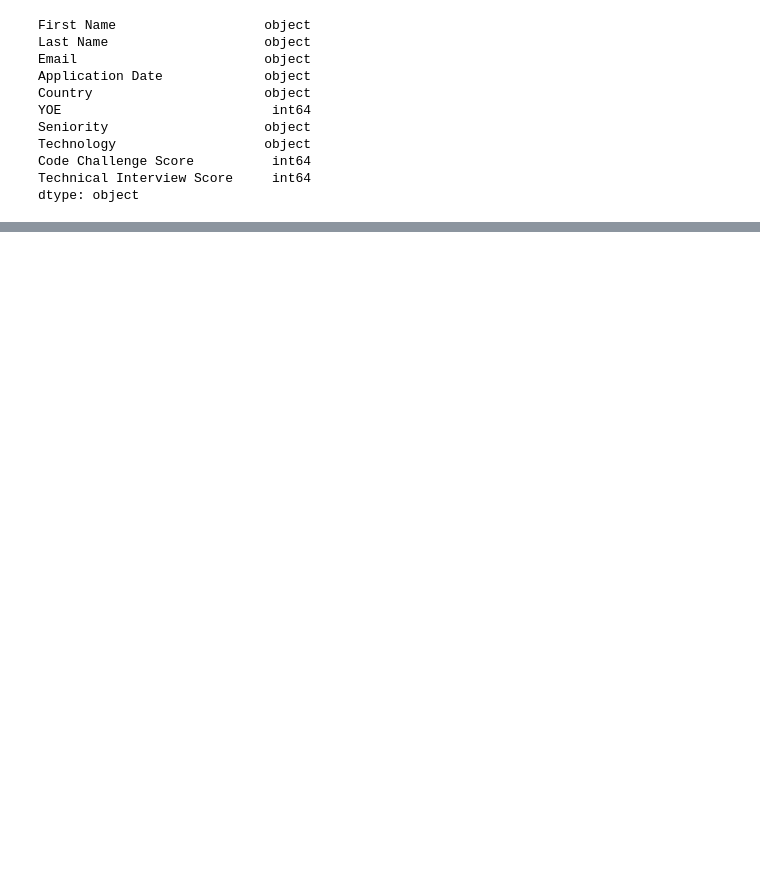
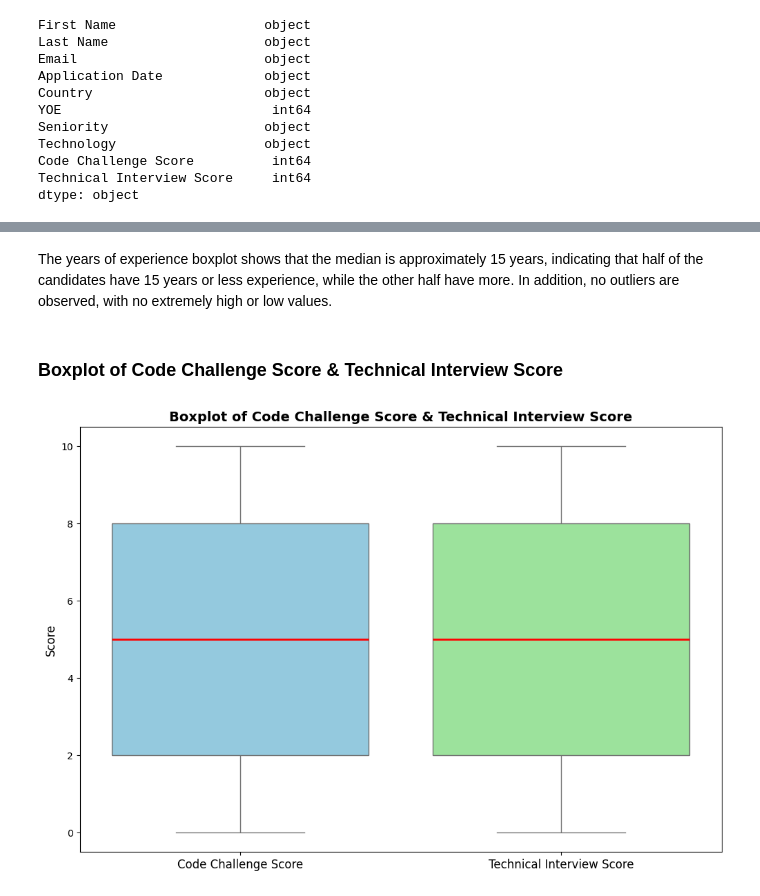
Before and after one commit to JuanDavidDazaR/Workshop--001-Data-engineer, a Jupyter notebook: notebooks/002_EDA.ipynb, the cells around one changed output, grey strips where cells are left out. Saved outputs shown, nothing was run; the diff lists cells and outputs as text; code cells hidden in the pictures; blank space fills up the shorter version.

```diff
--- a/notebooks/002_EDA.ipynb
+++ b/notebooks/002_EDA.ipynb
@@ -173,0 +263,17 @@ plt.show()
+# %% [markdown]
+The years of experience boxplot shows that the median is approximately 15 years, indicating that half of the candidates have 15 years or less experience, while the other half have more. In addition, no outliers are observed, with no extremely high or low values.
+# %% [markdown]
+### Boxplot of Code Challenge Score & Technical Interview Score
+# %%
+plt.figure(figsize=(12, 8))
+
+sns.boxplot(data=df[["Code Challenge Score", "Technical Interview Score"]],
+            palette=["skyblue", "lightgreen"],
+            medianprops={"color": "red", "linewidth": 2})
+plt.title("Boxplot of Code Challenge Score & Technical Interview Score", fontsize=14, fontweight="bold")
+plt.ylabel("Score", fontsize=12)
+plt.xticks(fontsize=12)
+
+plt.show()
+# %% [output]
+[figure, added]
```
Also changed, not shown: parts of 86 cells of this notebook, 5 other files.
